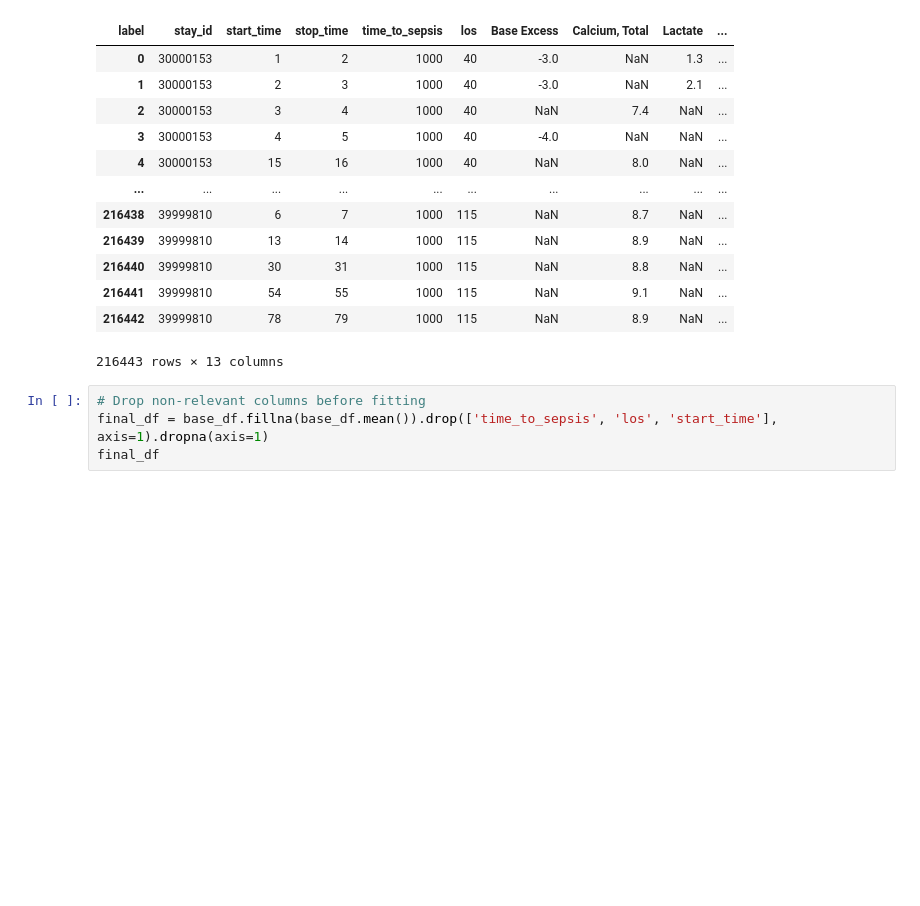
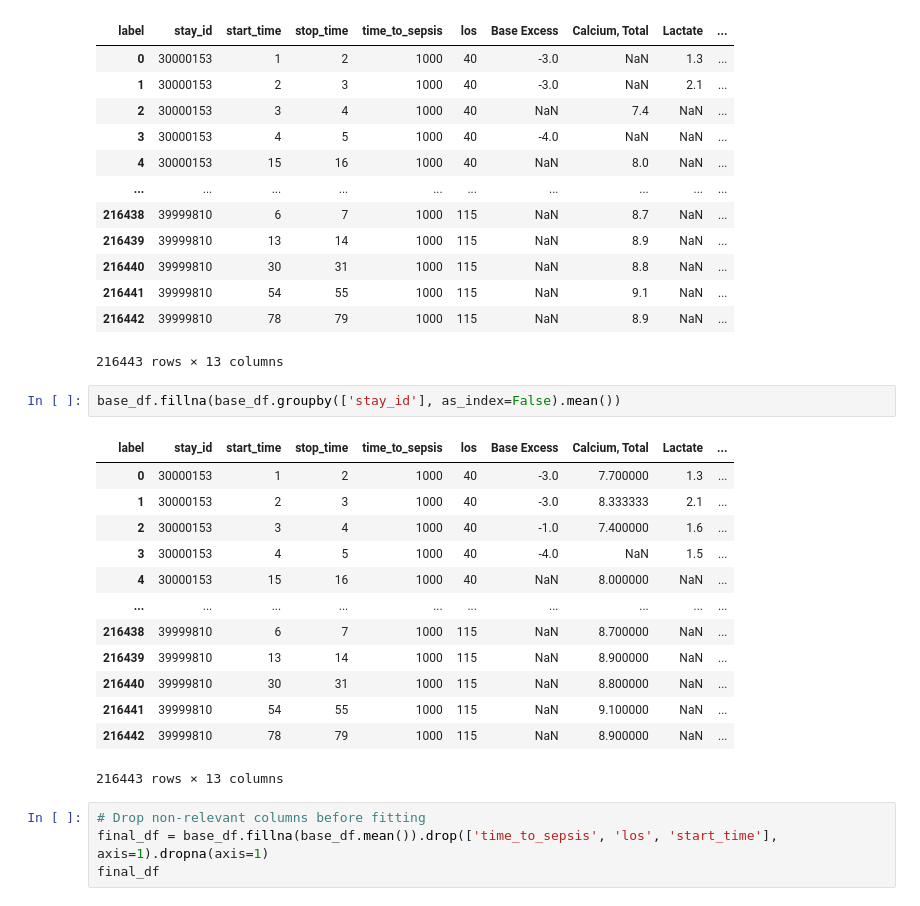
Before and after one commit to mauricio-coronado/reproduce-sepsis-paper, a Jupyter notebook: reproduction_study_sepsis_algorithm_data_extraction.ipynb, the cells around one changed output. Cells and saved outputs as stored; diff of their text form; blank space fills up the shorter version.

```diff
--- a/reproduction_study_sepsis_algorithm_data_extraction.ipynb
+++ b/reproduction_study_sepsis_algorithm_data_extraction.ipynb
@@ -606,6 +757,22 @@ base_df
 | 216441 | 39999810 | 54 | 55 | 1000 | 115 | NaN | 9.1 | NaN | ... |
 | 216442 | 39999810 | 78 | 79 | 1000 | 115 | NaN | 8.9 | NaN | ... |
 216443 rows × 13 columns
+# %%
+base_df.fillna(base_df.groupby(['stay_id'], as_index=False).mean())
+# %% [output]
+| label | stay_id | start_time | stop_time | time_to_sepsis | los | Base Excess | Calcium, Total | Lactate | ... |
+| 0 | 30000153 | 1 | 2 | 1000 | 40 | -3.0 | 7.700000 | 1.3 | ... |
+| 1 | 30000153 | 2 | 3 | 1000 | 40 | -3.0 | 8.333333 | 2.1 | ... |
+| 2 | 30000153 | 3 | 4 | 1000 | 40 | -1.0 | 7.400000 | 1.6 | ... |
+| 3 | 30000153 | 4 | 5 | 1000 | 40 | -4.0 | NaN | 1.5 | ... |
+| 4 | 30000153 | 15 | 16 | 1000 | 40 | NaN | 8.000000 | NaN | ... |
+| ... | ... | ... | ... | ... | ... | ... | ... | ... | ... |
+| 216438 | 39999810 | 6 | 7 | 1000 | 115 | NaN | 8.700000 | NaN | ... |
+| 216439 | 39999810 | 13 | 14 | 1000 | 115 | NaN | 8.900000 | NaN | ... |
+| 216440 | 39999810 | 30 | 31 | 1000 | 115 | NaN | 8.800000 | NaN | ... |
+| 216441 | 39999810 | 54 | 55 | 1000 | 115 | NaN | 9.100000 | NaN | ... |
+| 216442 | 39999810 | 78 | 79 | 1000 | 115 | NaN | 8.900000 | NaN | ... |
+216443 rows × 13 columns
 # %%
 # Drop non-relevant columns before fitting
 final_df = base_df.fillna(base_df.mean()).drop(['time_to_sepsis', 'los', 'start_time'], axis=1).dropna(axis=1)
```
Also changed, not shown: parts of 23 cells of this notebook.
